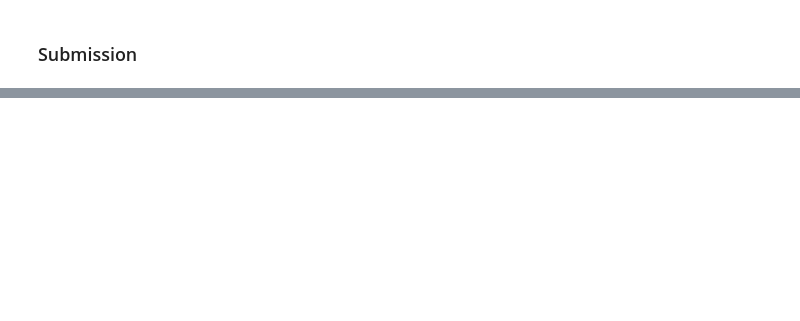
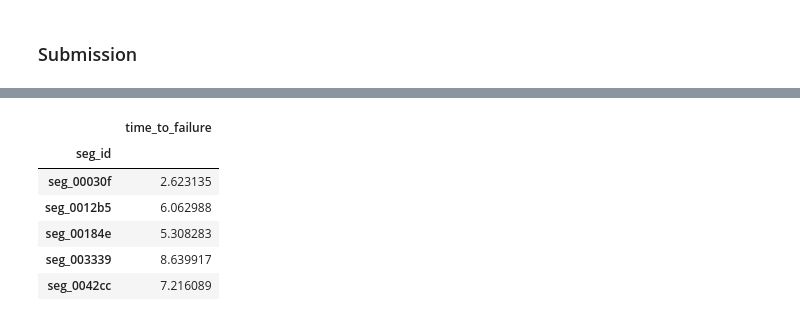
Before and after one commit to benjamin-assel/Deep-learning, a Jupyter notebook: LANL Earthquake Prediction/Earthquake chalenge.ipynb, the cells around one changed output, grey strips where cells are left out. Saved outputs shown, nothing was run; the diff lists cells and outputs as text; code cells hidden in the pictures; blank space fills up the shorter version.

```diff
--- a/LANL Earthquake Prediction/Earthquake chalenge.ipynb
+++ b/LANL Earthquake Prediction/Earthquake chalenge.ipynb
@@ -1289,0 +1807,10 @@ submission.to_csv('submission_03_x2.csv',index=True)
+# %%
+submission_features.head()
+# %% [output]
+|  | time_to_failure |
+| seg_id |  |
+| seg_00030f | 2.623135 |
+| seg_0012b5 | 6.062988 |
+| seg_00184e | 5.308283 |
+| seg_003339 | 8.639917 |
+| seg_0042cc | 7.216089 |
```
Also changed, not shown: parts of 47 cells of this notebook.
